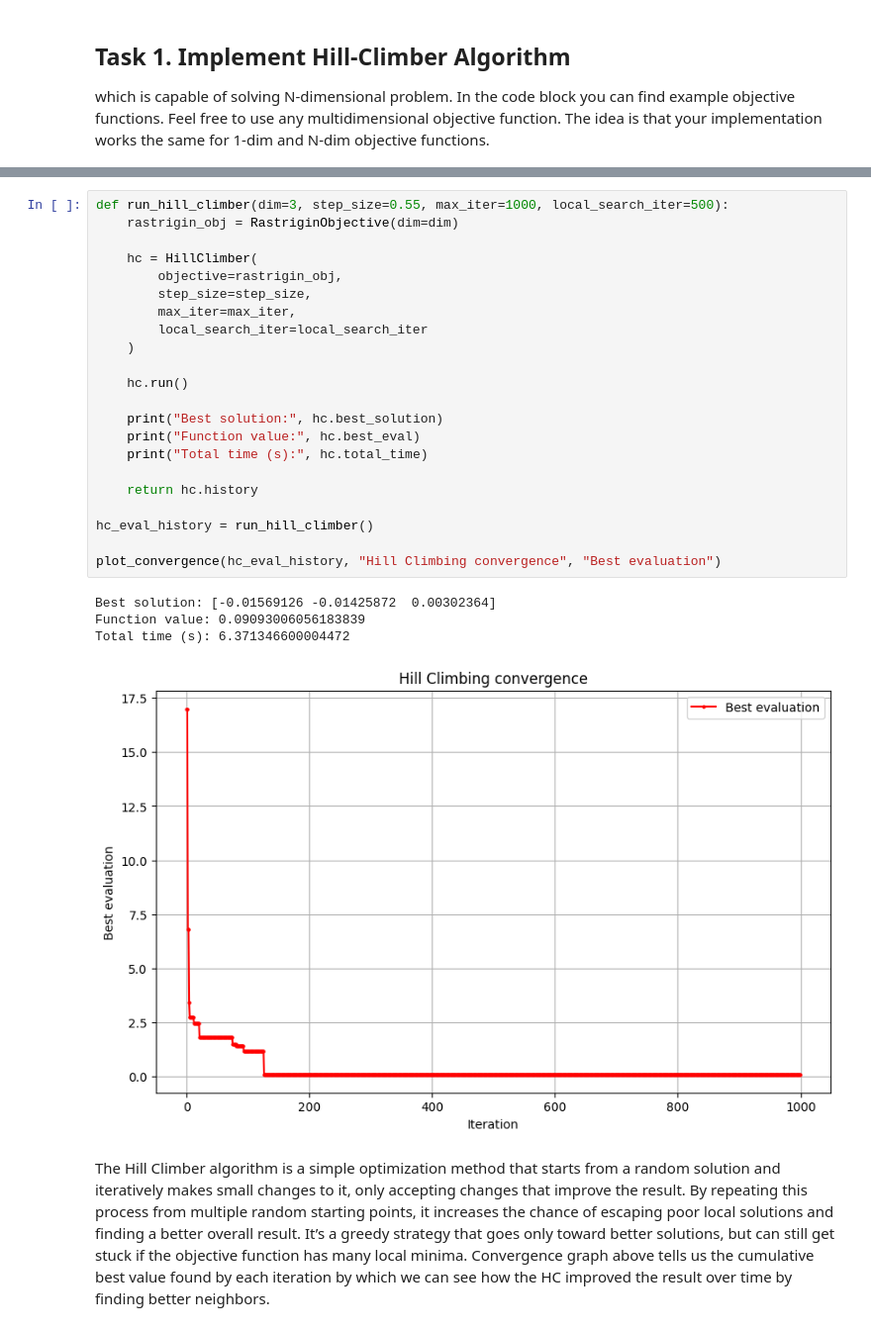
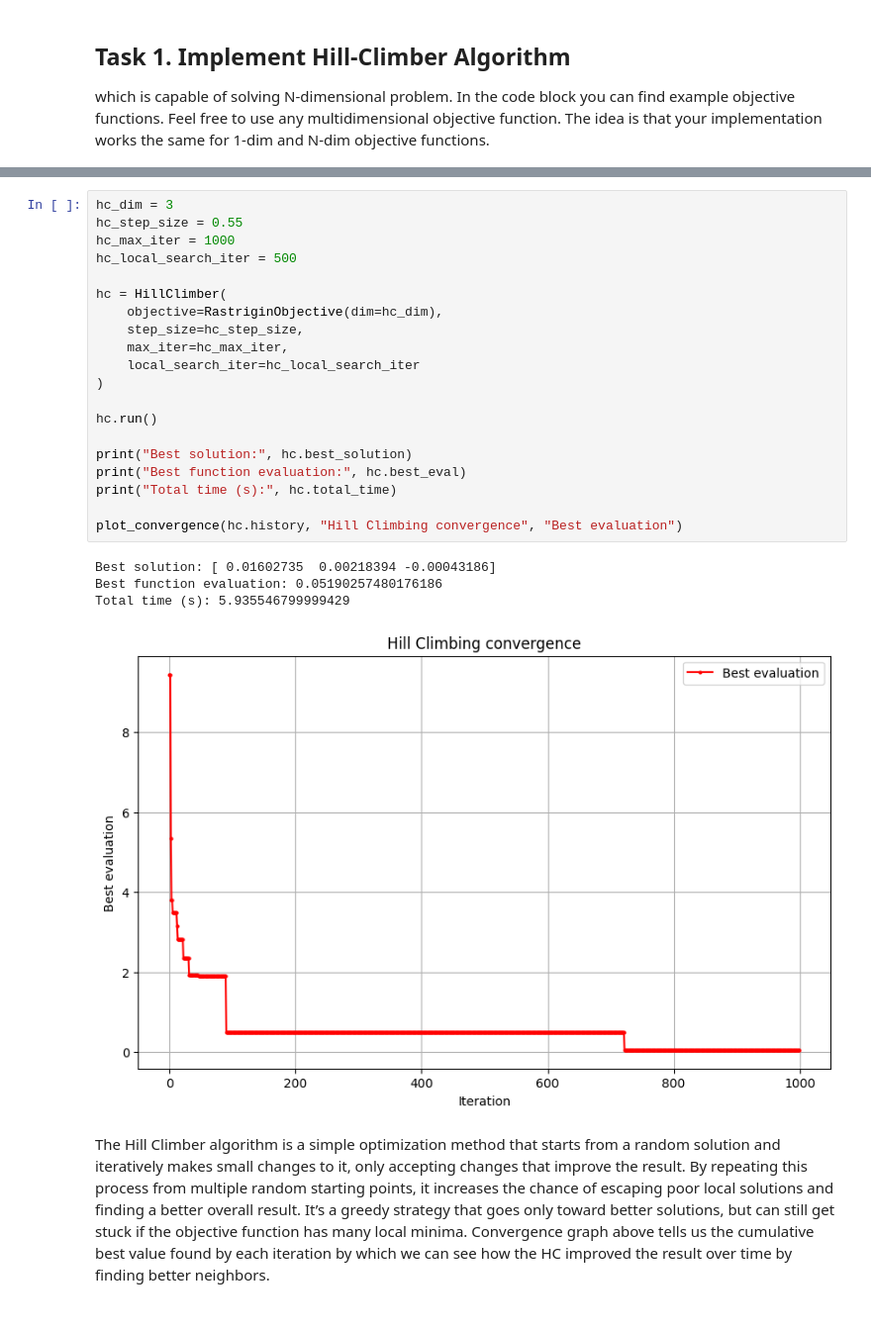
Before and after one commit to MarioSomodi/Optimization-Algorithms, a Jupyter notebook: OABOEC_Project_Mario_Somodi.ipynb, the cells around one changed output, grey strips where cells are left out. Shown at 99% size. Cells and saved outputs as stored; diff of their text form.

```diff
--- a/OABOEC_Project_Mario_Somodi.ipynb
+++ b/OABOEC_Project_Mario_Somodi.ipynb
@@ -245,32 +245,30 @@ from objective_functions.rastrigin import RastriginObjective
 from util.plot import plot_convergence
 from evaluations.gradient_descent_evaluation import run_experiments
 # %%
-def run_hill_climber(dim=3, step_size=0.55, max_iter=1000, local_search_iter=500):
-    rastrigin_obj = RastriginObjective(dim=dim)
+hc_dim = 3
+hc_step_size = 0.55
+hc_max_iter = 1000
+hc_local_search_iter = 500
 
-    hc = HillClimber(
-        objective=rastrigin_obj,
-        step_size=step_size,
-        max_iter=max_iter,
-        local_search_iter=local_search_iter
-    )
+hc = HillClimber(
+    objective=RastriginObjective(dim=hc_dim),
+    step_size=hc_step_size,
+    max_iter=hc_max_iter,
+    local_search_iter=hc_local_search_iter
+)
 
-    hc.run()
+hc.run()
 
-    print("Best solution:", hc.best_solution)
-    print("Function value:", hc.best_eval)
-    print("Total time (s):", hc.total_time)
+print("Best solution:", hc.best_solution)
+print("Best function evaluation:", hc.best_eval)
+print("Total time (s):", hc.total_time)
 
-    return hc.history
-
-hc_eval_history = run_hill_climber()
-
-plot_convergence(hc_eval_history, "Hill Climbing convergence", "Best evaluation")
+plot_convergence(hc.history, "Hill Climbing convergence", "Best evaluation")
 # %% [output]
-Best solution: [-0.01569126 -0.01425872  0.00302364]
-Function value: 0.09093006056183839
-Total time (s): 6.371346600004472
+Best solution: [ 0.01602735  0.00218394 -0.00043186]
+Best function evaluation: 0.05190257480176186
+Total time (s): 5.935546799999429
-[figure, old version]
+[figure, new version]
 # %% [markdown]
 The Hill Climber algorithm is a simple optimization method that starts from a random solution and iteratively makes small changes to it, only accepting changes that improve the result. By repeating this process from multiple random starting points, it increases the chance of escaping poor local solutions and finding a better overall result. It’s a greedy strategy that goes only toward better solutions, but can still get stuck if the objective function has many local minima.
 Convergence graph above tells us the cumulative best value found by each iteration by which we can see how the HC improved the result over time by finding better neighbors.
```
Also changed, not shown: parts of 16 cells of this notebook, 2 other files.
